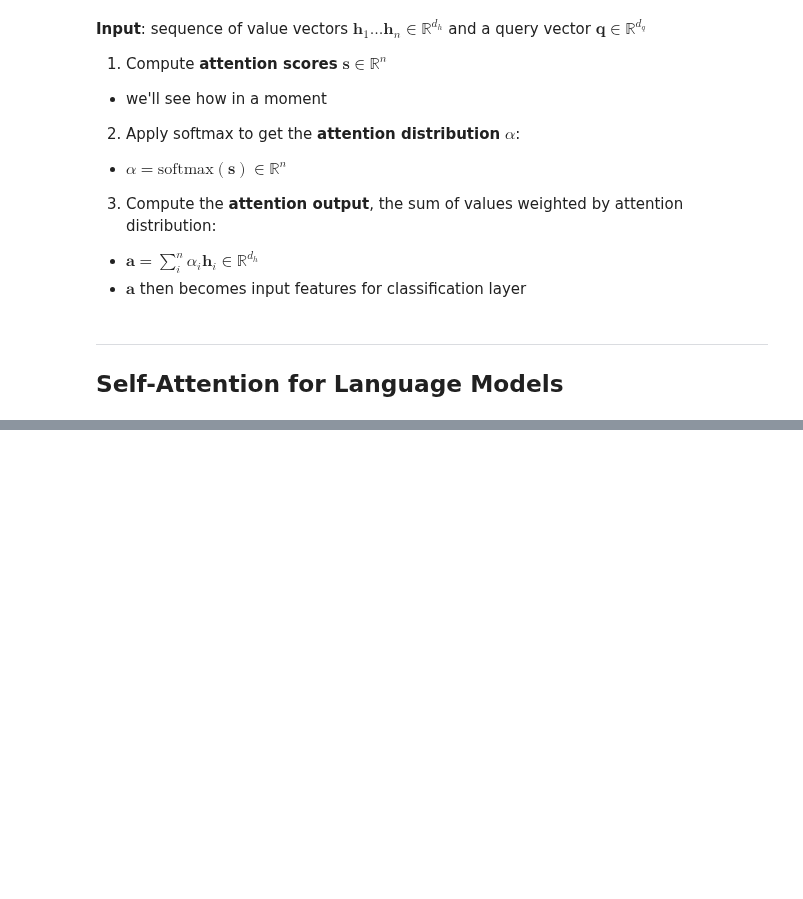
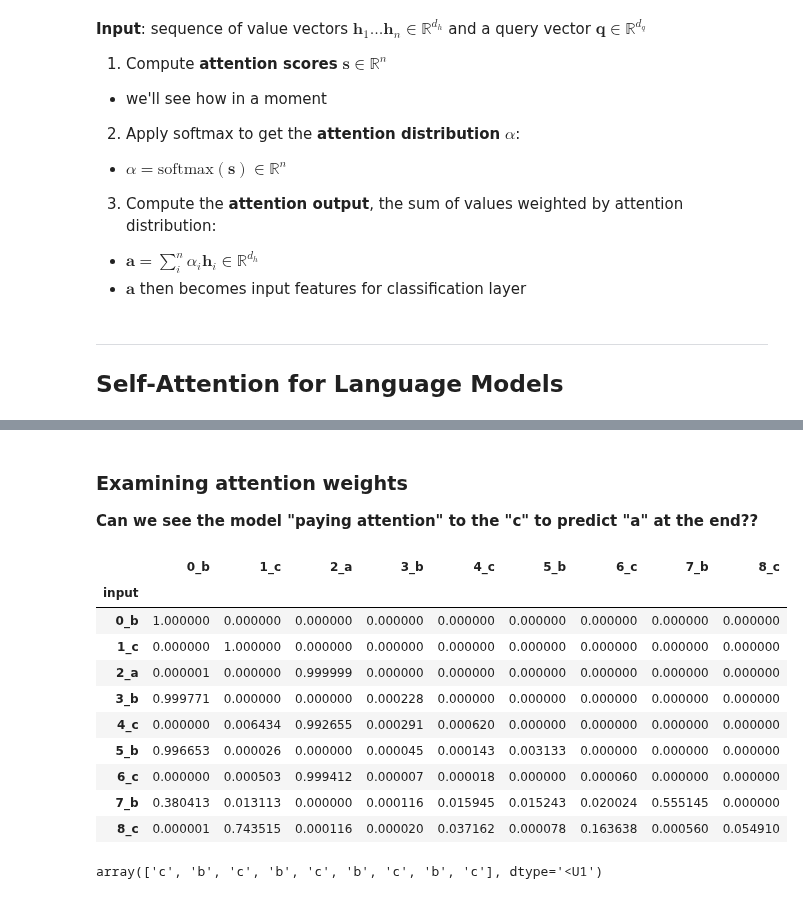
Before and after one commit to tulane-cmps6730/main, a Jupyter notebook: notebooks/10_Transformer.ipynb, the cells around one changed output, grey strips where cells are left out. Saved outputs shown, nothing was run; the diff lists cells and outputs as text; code cells hidden in the pictures; blank space fills up the shorter version.

```diff
--- a/notebooks/10_Transformer.ipynb
+++ b/notebooks/10_Transformer.ipynb
@@ -242,0 +646,31 @@ Python 3.10.12
+# %% [markdown]
+### Examining attention weights
+
+**Can we see the model "paying attention" to the "c" to predict "a" at the end??**
+# %%
+# examine the softmax attention weights (sm)
+inputs = list('bcabcbcbca')
+index = pd.Index(['%d_%s' % (i, char) for i, char in enumerate(inputs[:-1])], name='input')
+att = pd.DataFrame(ssa2.sm.detach().numpy(), index=index)
+att.columns = ['%d_%s' % (i, char) for i, char in enumerate(inputs[:-1])]
+# Convert tensor to Pandas DataFrame
+att.style.background_gradient(cmap='viridis')
+# %% [output]
+|  | 0_b | 1_c | 2_a | 3_b | 4_c | 5_b | 6_c | 7_b | 8_c |
+| input |  |  |  |  |  |  |  |  |  |
+| 0_b | 1.000000 | 0.000000 | 0.000000 | 0.000000 | 0.000000 | 0.000000 | 0.000000 | 0.000000 | 0.000000 |
+| 1_c | 0.000000 | 1.000000 | 0.000000 | 0.000000 | 0.000000 | 0.000000 | 0.000000 | 0.000000 | 0.000000 |
+| 2_a | 0.000001 | 0.000000 | 0.999999 | 0.000000 | 0.000000 | 0.000000 | 0.000000 | 0.000000 | 0.000000 |
+| 3_b | 0.999771 | 0.000000 | 0.000000 | 0.000228 | 0.000000 | 0.000000 | 0.000000 | 0.000000 | 0.000000 |
+| 4_c | 0.000000 | 0.006434 | 0.992655 | 0.000291 | 0.000620 | 0.000000 | 0.000000 | 0.000000 | 0.000000 |
+| 5_b | 0.996653 | 0.000026 | 0.000000 | 0.000045 | 0.000143 | 0.003133 | 0.000000 | 0.000000 | 0.000000 |
+| 6_c | 0.000000 | 0.000503 | 0.999412 | 0.000007 | 0.000018 | 0.000000 | 0.000060 | 0.000000 | 0.000000 |
+| 7_b | 0.380413 | 0.013113 | 0.000000 | 0.000116 | 0.015945 | 0.015243 | 0.020024 | 0.555145 | 0.000000 |
+| 8_c | 0.000001 | 0.743515 | 0.000116 | 0.000020 | 0.037162 | 0.000078 | 0.163638 | 0.000560 | 0.054910 |
+# %%
+# predict "c" in last position?
+x = chars2vec('bcbcbcbcbc', char2int)
+outputs = ssa2.forward(x[:-1])
+vocabulary[outputs.argmax(axis=1)]
+# %% [output]
+array(['c', 'b', 'c', 'b', 'c', 'b', 'c', 'b', 'c'], dtype='<U1')
```
Also changed, not shown: parts of 80 cells of this notebook.
